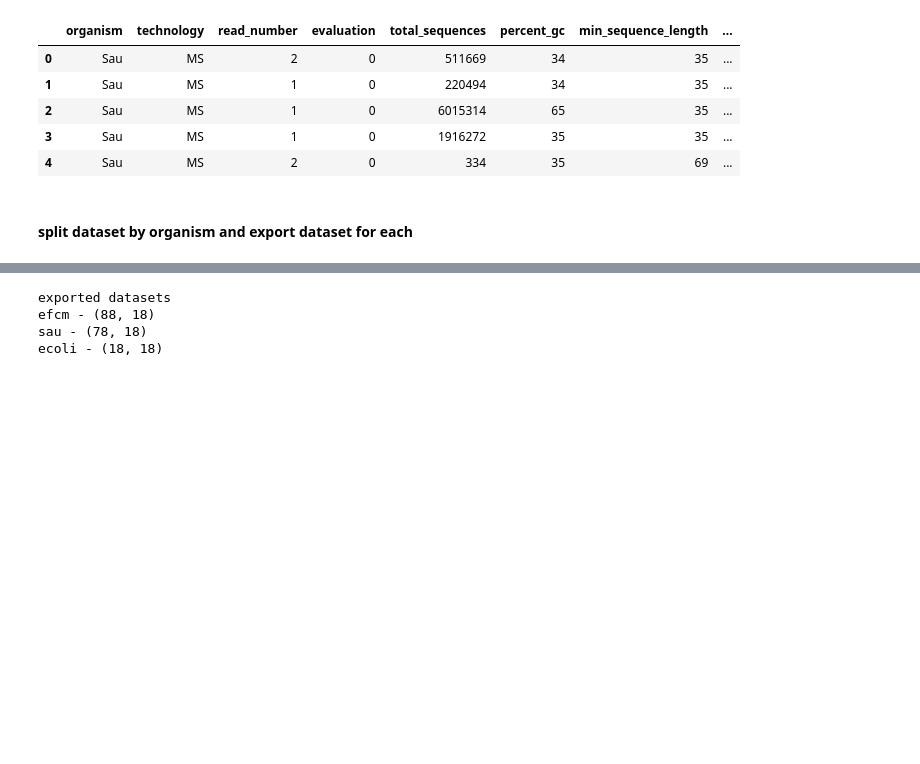
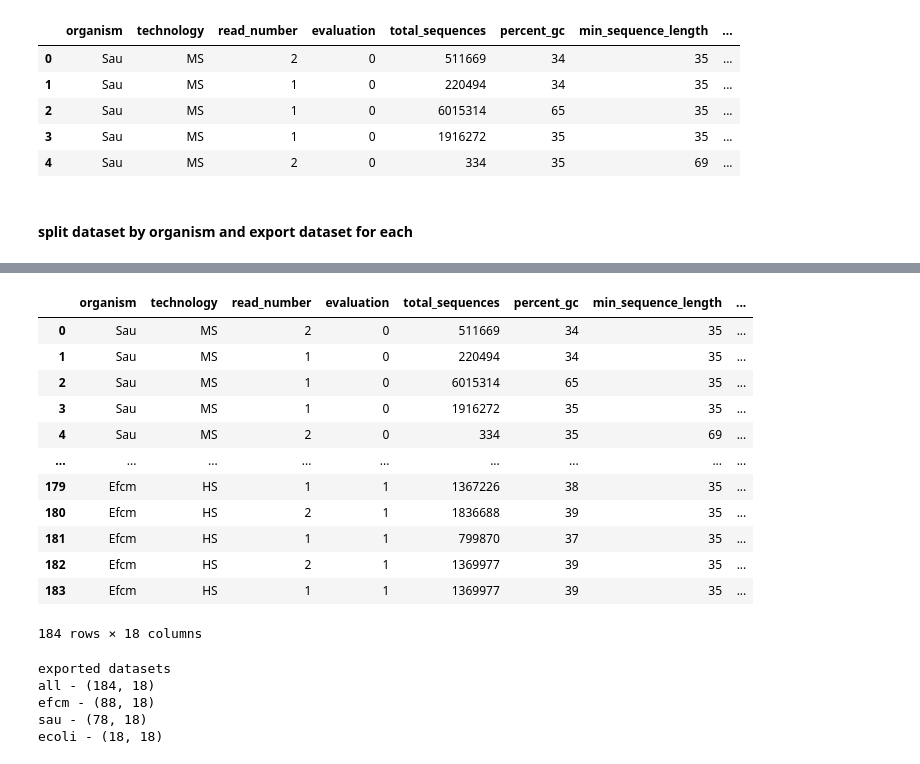
Before and after one commit to AlexHTW/ngs_quality_control, a Jupyter notebook: 04_data_preparation_ml.ipynb, the cells around one changed output, grey strips where cells are left out. Cells and saved outputs as stored; diff of their text form; code cells hidden in the pictures; blank space fills up the shorter version.

Commit message:
export full dataset

```diff
--- a/04_data_preparation_ml.ipynb
+++ b/04_data_preparation_ml.ipynb
@@ -124,5 +145,23 @@ ecoli = grouped.get_group('Ecoli')
+# %%
+ngs_reads_simple
+# %% [output]
+|  | organism | technology | read_number | evaluation | total_sequences | percent_gc | min_sequence_length | ... |
+| 0 | Sau | MS | 2 | 0 | 511669 | 34 | 35 | ... |
+| 1 | Sau | MS | 1 | 0 | 220494 | 34 | 35 | ... |
+| 2 | Sau | MS | 1 | 0 | 6015314 | 65 | 35 | ... |
+| 3 | Sau | MS | 1 | 0 | 1916272 | 35 | 35 | ... |
+| 4 | Sau | MS | 2 | 0 | 334 | 35 | 69 | ... |
+| ... | ... | ... | ... | ... | ... | ... | ... | ... |
+| 179 | Efcm | HS | 1 | 1 | 1367226 | 38 | 35 | ... |
+| 180 | Efcm | HS | 2 | 1 | 1836688 | 39 | 35 | ... |
+| 181 | Efcm | HS | 1 | 1 | 799870 | 37 | 35 | ... |
+| 182 | Efcm | HS | 2 | 1 | 1369977 | 39 | 35 | ... |
+| 183 | Efcm | HS | 1 | 1 | 1369977 | 39 | 35 | ... |
+184 rows × 18 columns
 # %%
 print('exported datasets')
+print('all -', ngs_reads_simple.shape)
+ngs_reads_simple.to_json('exported_datasets/all_simple.json')
 print('efcm -', efcm.shape)
 efcm.to_json('exported_datasets/efcm_simple.json')
 print('sau -', sau.shape)
@@ -131,6 +170,7 @@ print('ecoli -', ecoli.shape)
 ecoli.to_json('exported_datasets/ecoli_simple.json')
 # %% [output]
 exported datasets
+all - (184, 18)
 efcm - (88, 18)
 sau - (78, 18)
 ecoli - (18, 18)
```
Also changed, not shown: parts of 1 cell of this notebook, 1 other file.
